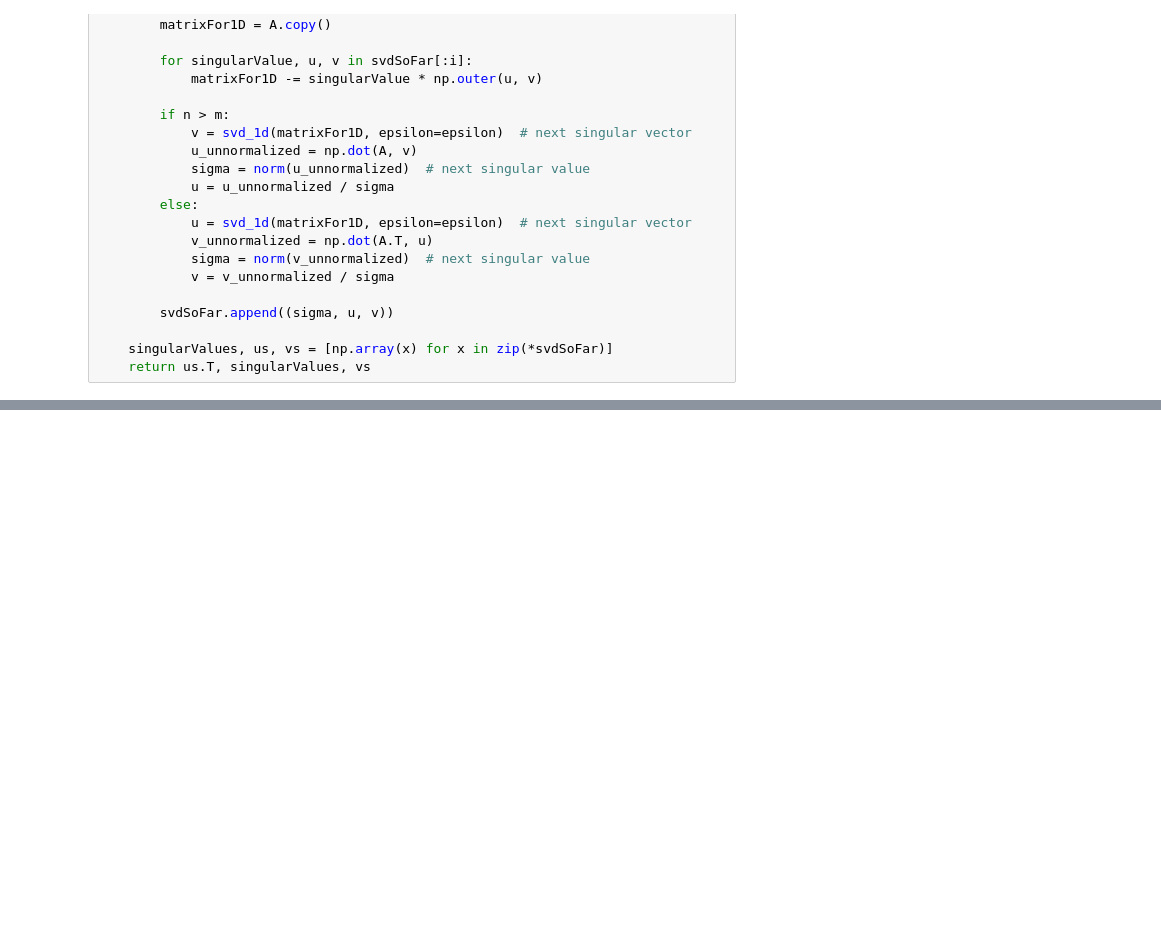
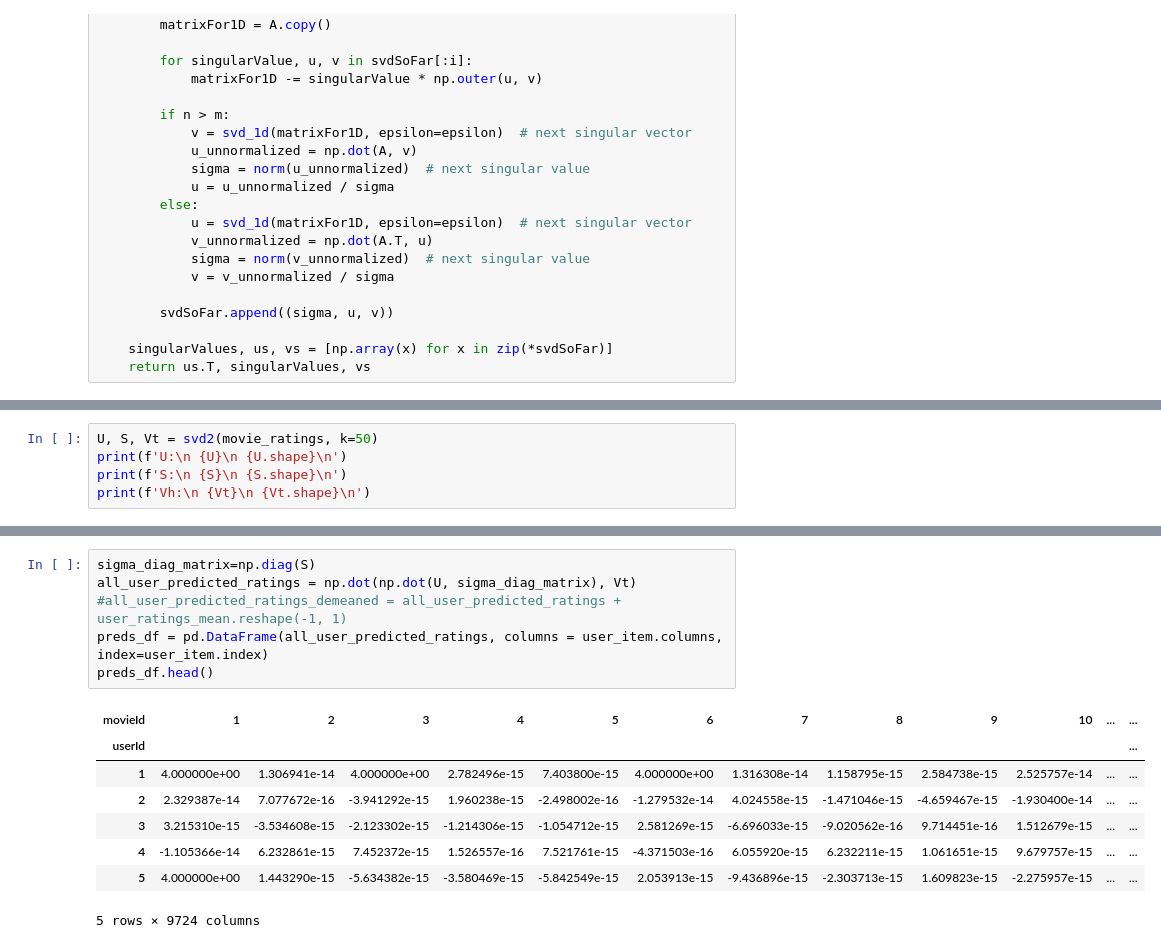
Before and after one commit to MohammadMazrouei/Movie-Recommender-SVD, a Jupyter notebook: svd.ipynb, the cells around one changed output, grey strips where cells are left out. Saved outputs shown, nothing was run; the diff lists cells and outputs as text; blank space fills up the shorter version.

```diff
--- a/svd.ipynb
+++ b/svd.ipynb
@@ -133,0 +141,5 @@ U:
+# %%
+U, S, Vt = svd2(movie_ratings, k=50)
+print(f'U:\n {U}\n {U.shape}\n')
+print(f'S:\n {S}\n {S.shape}\n')
+print(f'Vh:\n {Vt}\n {Vt.shape}\n')
@@ -133,0 +164,15 @@ U:
+# %%
+sigma_diag_matrix=np.diag(S)
+all_user_predicted_ratings = np.dot(np.dot(U, sigma_diag_matrix), Vt)
+#all_user_predicted_ratings_demeaned = all_user_predicted_ratings +  user_ratings_mean.reshape(-1, 1)
+preds_df = pd.DataFrame(all_user_predicted_ratings, columns = user_item.columns, index=user_item.index)
+preds_df.head()
+# %% [output]
+| movieId | 1 | 2 | 3 | 4 | 5 | 6 | 7 | 8 | 9 | 10 | ... | ... |
+| userId |  |  |  |  |  |  |  |  |  |  |  | ... |
+| 1 | 4.000000e+00 | 1.306941e-14 | 4.000000e+00 | 2.782496e-15 | 7.403800e-15 | 4.000000e+00 | 1.316308e-14 | 1.158795e-15 | 2.584738e-15 | 2.525757e-14 | ... | ... |
+| 2 | 2.329387e-14 | 7.077672e-16 | -3.941292e-15 | 1.960238e-15 | -2.498002e-16 | -1.279532e-14 | 4.024558e-15 | -1.471046e-15 | -4.659467e-15 | -1.930400e-14 | ... | ... |
+| 3 | 3.215310e-15 | -3.534608e-15 | -2.123302e-15 | -1.214306e-15 | -1.054712e-15 | 2.581269e-15 | -6.696033e-15 | -9.020562e-16 | 9.714451e-16 | 1.512679e-15 | ... | ... |
+| 4 | -1.105366e-14 | 6.232861e-15 | 7.452372e-15 | 1.526557e-16 | 7.521761e-15 | -4.371503e-16 | 6.055920e-15 | 6.232211e-15 | 1.061651e-15 | 9.679757e-15 | ... | ... |
+| 5 | 4.000000e+00 | 1.443290e-15 | -5.634382e-15 | -3.580469e-15 | -5.842549e-15 | 2.053913e-15 | -9.436896e-15 | -2.303713e-15 | 1.609823e-15 | -2.275957e-15 | ... | ... |
+5 rows × 9724 columns
```
Also changed, not shown: parts of 9 cells of this notebook.
